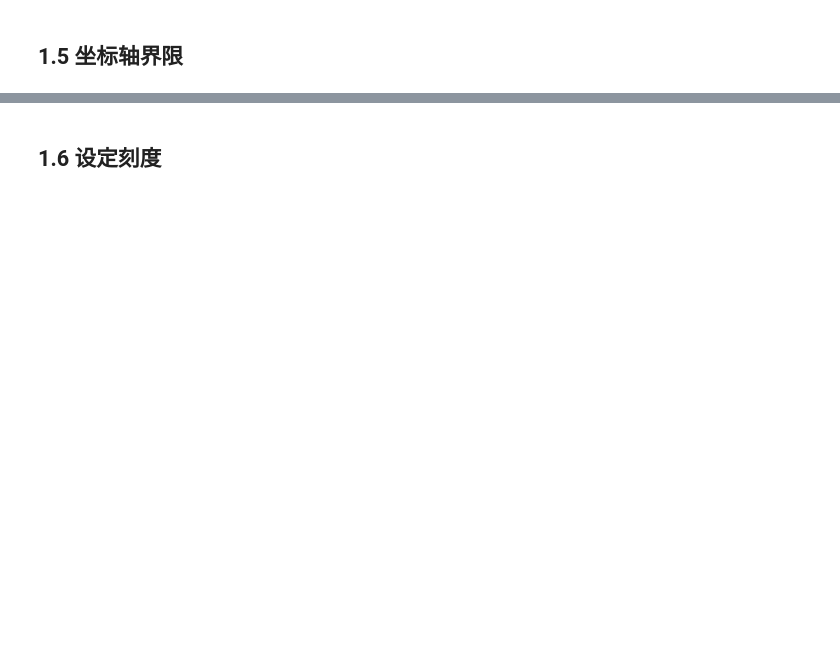
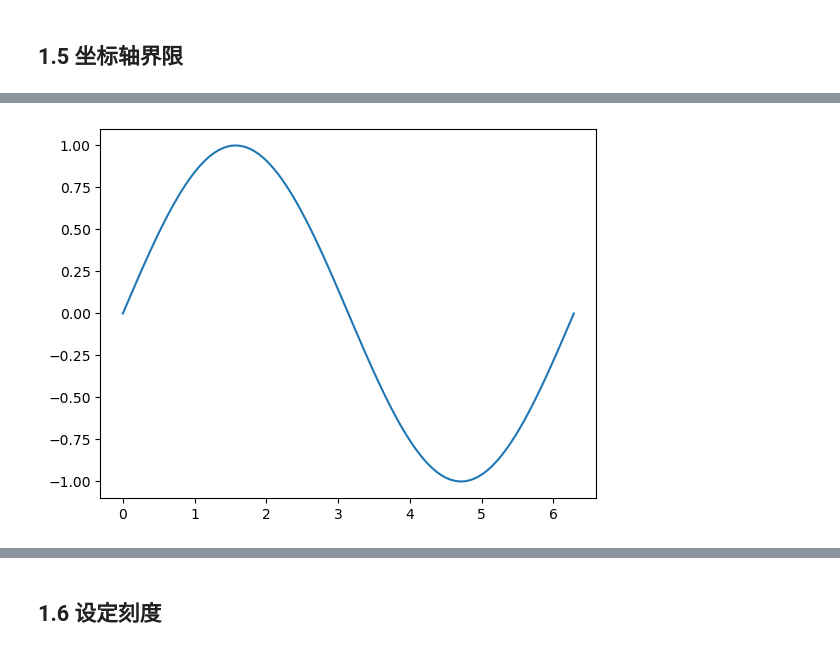
Before and after one commit to Leecoin49/StudyNote, a Jupyter notebook: LLM/AILLM_Luffy/1.Python/第21章Matplotlib/1.Matplotlib绘图.ipynb, the cells around one changed output, grey strips where cells are left out. Cells and saved outputs as stored; diff of their text form; code cells hidden in the pictures; blank space fills up the shorter version.

```diff
--- a/LLM/AILLM_Luffy/1.Python/第21章Matplotlib/1.Matplotlib绘图.ipynb
+++ b/LLM/AILLM_Luffy/1.Python/第21章Matplotlib/1.Matplotlib绘图.ipynb
@@ -51,0 +120,8 @@ pt的所有操作都是操作最近的上一个画布
+# %%
+# 默认情况是，画布刻度的边界是由绘图的数据决定的
+# y -1~1
+# x 0~2π
+plt.plot(x, y)
+plt.show()
+# %% [output]
+[figure, added]
```
Also changed, not shown: parts of 72 cells of this notebook, 1 other file.
